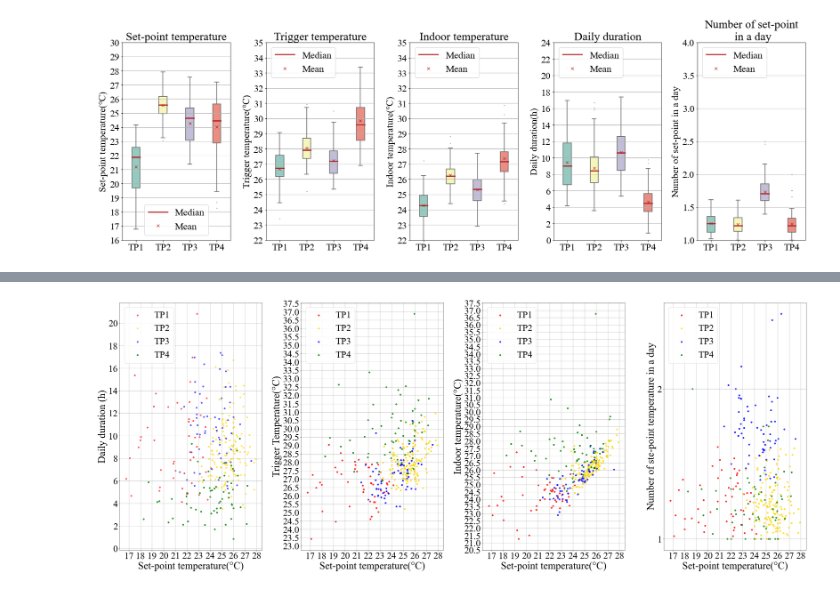
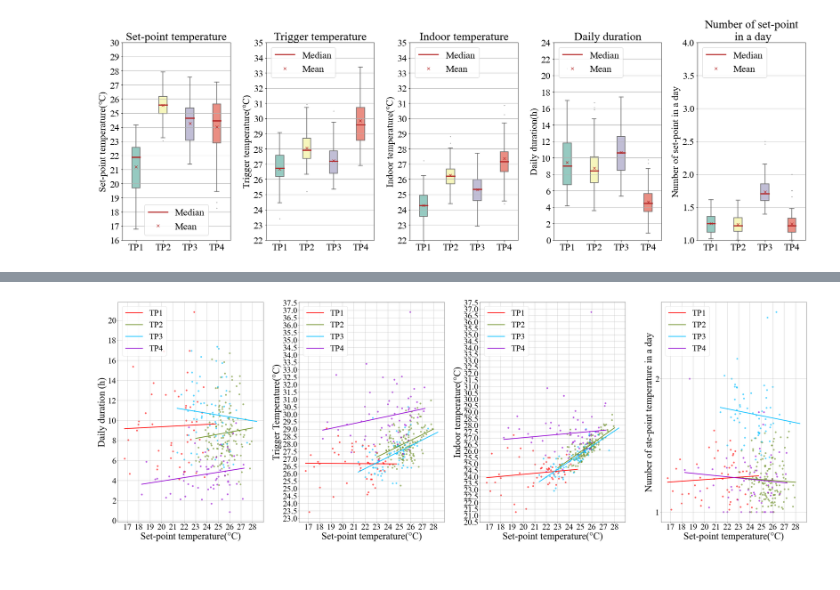
Before and after one commit to luyan1006/code_for_AC_state_prediction, a Jupyter notebook: 2_Clustering/Thermal_preference_clustering.ipynb, the cells around one changed output, grey strips where cells are left out. Cells and saved outputs as stored; diff of their text form; code cells hidden in the pictures.

```diff
--- a/2_Clustering/Thermal_preference_clustering.ipynb
+++ b/2_Clustering/Thermal_preference_clustering.ipynb
@@ -458,0 +379,6 @@ plt.show()
+# %%
+def plotreg(x,y):
+    coef = np.polyfit(x,y,1)
+    plot_x=np.arange(x.min(),x.max()+1)
+    plot_y=coef[0]*plot_x+coef[1]
+    return plot_x,plot_y
@@ -485,15 +532,39 @@ y1_num=dfcluster_result_fs[dfcluster_result_fs['thermal_type']==1]['set_point_nu
 y2_num=dfcluster_result_fs[dfcluster_result_fs['thermal_type']==2]['set_point_num_mean']
 y3_num=dfcluster_result_fs[dfcluster_result_fs['thermal_type']==3]['set_point_num_mean']
 
+from scipy import stats
+for x,y in zip([x0,x1,x2,x3],[y0_dur,y1_dur,y2_dur,y3_dur]):
+    print (stats.spearmanr(x, y))
+
+print ('----------------------------------------------------')
+
+for x,y in zip([x0,x1,x2,x3],[y0_tri,y1_tri,y2_tri,y3_tri]):
+    print (stats.spearmanr(x, y))
+print ('----------------------------------------------------')
 
 
-plt.rc("font",family="Times New Roman",size=37)
-plt.figure(figsize=(40, 16))
+for x,y in zip([x0,x1,x2,x3],[y0_in,y1_in,y2_in,y3_in]):
+    print (stats.spearmanr(x, y))
+print ('----------------------------------------------------')
+for x,y in zip([x0,x1,x2,x3],[y0_num,y1_num,y2_num,y3_num]):
+    print (stats.spearmanr(x, y))
+
+plt.rc("font",family="Times New Roman",size=35)
+lw=3
+color1='r'
+color2='olivedrab'
+color3='deepskyblue'
+color4="darkviolet"
+plt.figure(figsize=(42, 15))
 ax = plt.subplot(1,4,1)
-ax.scatter(x0, y0_dur, c='r',alpha=0.6,label='TP1')
-ax.scatter(x1, y1_dur, c='gold', alpha=0.6,label='TP2')
-ax.scatter(x2, y2_dur, c='blue', alpha=0.6,label='TP3')
-ax.scatter(x3, y3_dur, c='green', alpha=0.8,label='TP4')
+ax.scatter(x0, y0_dur, c=color1,alpha=0.6)
+ax.scatter(x1, y1_dur, c=color2, alpha=0.6)
+ax.scatter(x2, y2_dur, c=color3, alpha=0.6)
+ax.scatter(x3, y3_dur, c=color4, alpha=0.6)
+ax.plot(plotreg(x0, y0_dur)[0],plotreg(x0, y0_dur)[1], c=color1,lw=lw,label='TP1')
+ax.plot(plotreg(x1, y1_dur)[0],plotreg(x1, y1_dur)[1],c=color2,lw=lw,label='TP2')
+ax.plot(plotreg(x2, y2_dur)[0],plotreg(x2, y2_dur)[1], c=color3,lw=lw,label='TP3')
+ax.plot(plotreg(x3, y3_dur)[0],plotreg(x3, y3_dur)[1], c=color4,lw=lw,label='TP4')
 ax.xaxis.set_major_locator(MultipleLocator(1))
 ax.yaxis.set_major_locator(MultipleLocator(2))
 ax.set_xlabel(r'Set-point temperature(°C)',fontsize=40)
@@ -502,10 +573,14 @@ plt.legend()
 ax.grid(True)
 
 ax = plt.subplot(1,4,2)
-ax.scatter(x0, y0_tri, c='r',alpha=0.8,label='TP1')
-ax.scatter(x1, y1_tri, c='gold', alpha=0.8,label='TP2')
-ax.scatter(x2, y2_tri, c='blue', alpha=0.8,label='TP3')
-ax.scatter(x3, y3_tri, c='green', alpha=0.8,label='TP4')
+ax.scatter(x0, y0_tri, c=color1,alpha=0.6)
+ax.scatter(x1, y1_tri, c=color2, alpha=0.6)
+ax.scatter(x2, y2_tri, c=color3, alpha=0.6)
+ax.scatter(x3, y3_tri, c=color4, alpha=0.6)
+ax.plot(plotreg(x0, y0_tri)[0],plotreg(x0, y0_tri)[1], c=color1,lw=lw,label='TP1')
+ax.plot(plotreg(x1, y1_tri)[0],plotreg(x1, y1_tri)[1],c=color2,lw=lw,label='TP2')
+ax.plot(plotreg(x2, y2_tri)[0],plotreg(x2, y2_tri)[1], c=color3,lw=lw,label='TP3')
+ax.plot(plotreg(x3, y3_tri)[0],plotreg(x3, y3_tri)[1], c=color4,lw=lw,label='TP4')
 ax.xaxis.set_major_locator(MultipleLocator(1))
 ax.yaxis.set_major_locator(MultipleLocator(0.5))
 ax.set_xlabel(r'Set-point temperature(°C)',fontsize=40)
@@ -514,10 +589,14 @@ plt.legend()
 ax.grid(True)
 
 ax = plt.subplot(1,4,3)
-ax.scatter(x0, y0_in, c='r',alpha=0.8,label='TP1')
-ax.scatter(x1, y1_in, c='gold', alpha=0.8,label='TP2')
-ax.scatter(x2, y2_in, c='blue', alpha=0.8,label='TP3')
-ax.scatter(x3, y3_in, c='green', alpha=0.8,label='TP4')
+ax.scatter(x0, y0_in, c=color1,alpha=0.6)
+ax.scatter(x1, y1_in, c=color2, alpha=0.6)
+ax.scatter(x2, y2_in, c=color3, alpha=0.6)
+ax.scatter(x3, y3_in, c=color4, alpha=0.6)
+ax.plot(plotreg(x0, y0_in)[0],plotreg(x0, y0_in)[1], c=color1,lw=lw,label='TP1')
+ax.plot(plotreg(x1, y1_in)[0],plotreg(x1, y1_in)[1],c=color2,lw=lw,label='TP2')
+ax.plot(plotreg(x2, y2_in)[0],plotreg(x2, y2_in)[1], c=color3,lw=lw,label='TP3')
+ax.plot(plotreg(x3, y3_in)[0],plotreg(x3, y3_in)[1], c=color4,lw=lw,label='TP4')
 ax.xaxis.set_major_locator(MultipleLocator(1))
 ax.yaxis.set_major_locator(MultipleLocator(0.5))
 ax.set_xlabel(r'Set-point temperature(°C)',fontsize=40)
@@ -527,10 +606,14 @@ ax.grid(True)
 
 
 ax = plt.subplot(1,4,4)
-ax.scatter(x0, y0_num, c='r',alpha=0.8,label='TP1')
-ax.scatter(x1, y1_num, c='gold', alpha=0.8,label='TP2')
-ax.scatter(x2, y2_num, c='blue', alpha=0.8,label='TP3')
-ax.scatter(x3, y3_num, c='green', alpha=0.8,label='TP4')
+ax.scatter(x0, y0_num, c=color1,alpha=0.6)
+ax.scatter(x1, y1_num, c=color2, alpha=0.6)
+ax.scatter(x2, y2_num, c=color3, alpha=0.6)
+ax.scatter(x3, y3_num, c=color4, alpha=0.6)
+ax.plot(plotreg(x0, y0_num)[0],plotreg(x0, y0_num)[1], c=color1,lw=lw,label='TP1')
+ax.plot(plotreg(x1, y1_num)[0],plotreg(x1, y1_num)[1],c=color2,lw=lw,label='TP2')
+ax.plot(plotreg(x2, y2_num)[0],plotreg(x2, y2_num)[1], c=color3,lw=lw,label='TP3')
+ax.plot(plotreg(x3, y3_num)[0],plotreg(x3, y3_num)[1], c=color4,lw=lw,label='TP4')
 ax.xaxis.set_major_locator(MultipleLocator(1))
 ax.yaxis.set_major_locator(MultipleLocator(1))
 ax.set_xlabel(r'Set-point temperature(°C)',fontsize=40)
@@ -548,4 +650,4 @@ plt.show()
-[figure, old version]
+[figure, new version]
 # %%
 #dfcluster_result_wm.to_csv(r'C:\luyan\paper_code\data\thermal_cluster_label_wm.csv')
 #dfcluster_result_fs.to_csv(r'C:\luyan\paper_code\data\thermal_cluster_label_fs.csv')
```
Also changed, not shown: parts of 3 cells of this notebook.
